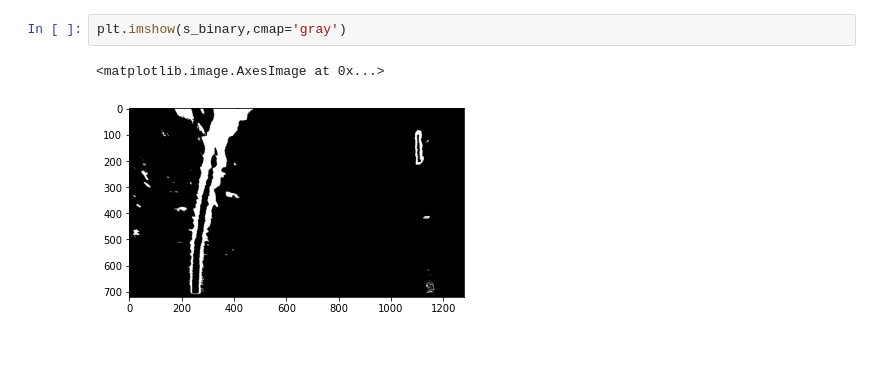
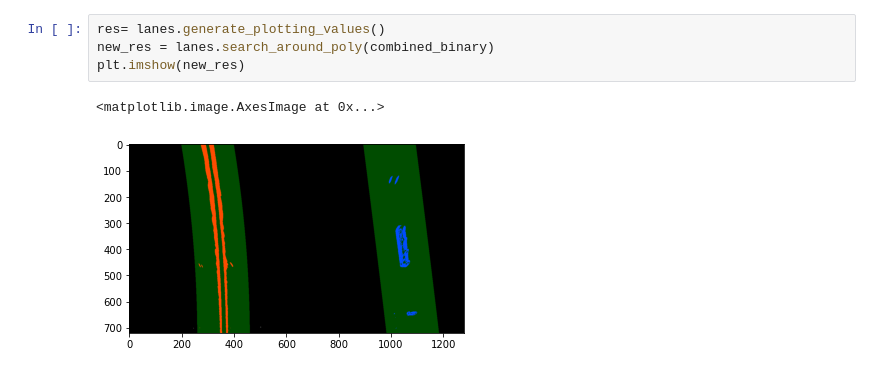
Before and after one commit to hurtadosanti/AdvancedLaneDetection, a Jupyter notebook: Pipeline.ipynb, the cells around one changed output. Cells and saved outputs as stored; diff of their text form.

```diff
--- a/Pipeline.ipynb
+++ b/Pipeline.ipynb
@@ -35,5 +31,7 @@ plt.imshow(combined_binary,cmap='gray')
-# %%
-plt.imshow(s_binary,cmap='gray')
-# %% [output]
-<matplotlib.image.AxesImage at 0x...>
-[figure, removed]
+# %%
+res= lanes.generate_plotting_values()
+new_res = lanes.search_around_poly(combined_binary)
+plt.imshow(new_res)
+# %% [output]
+<matplotlib.image.AxesImage at 0x...>
+[figure, added]
```
Also changed, not shown: parts of 7 cells of this notebook, 7 other files.
